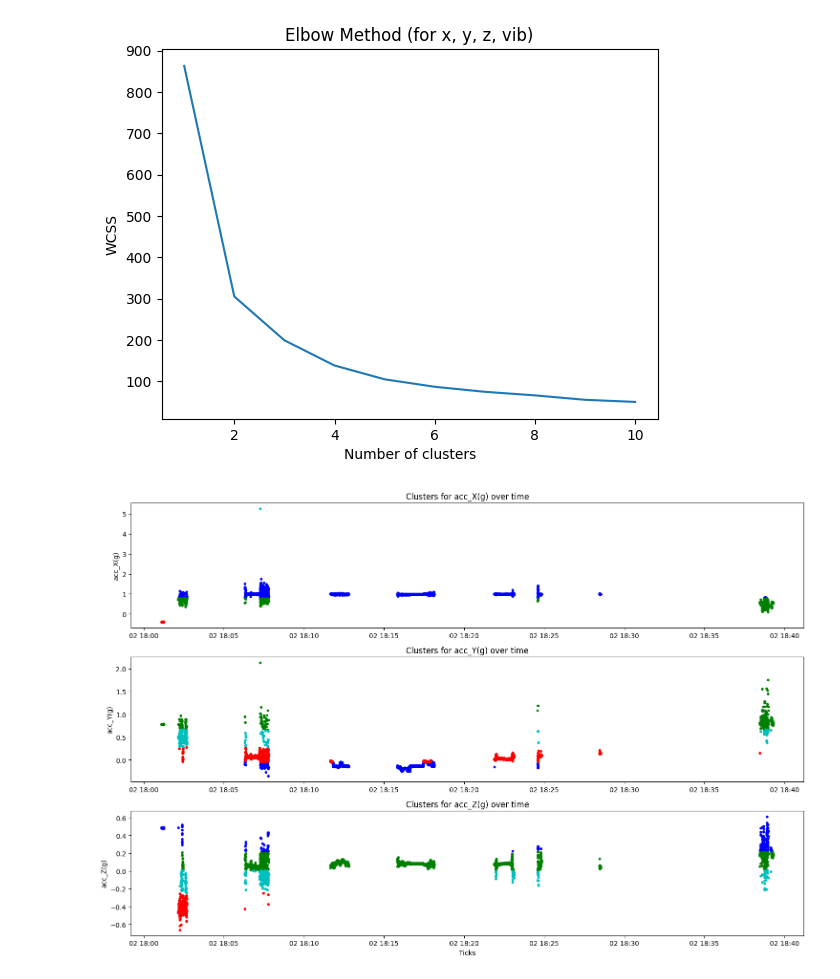
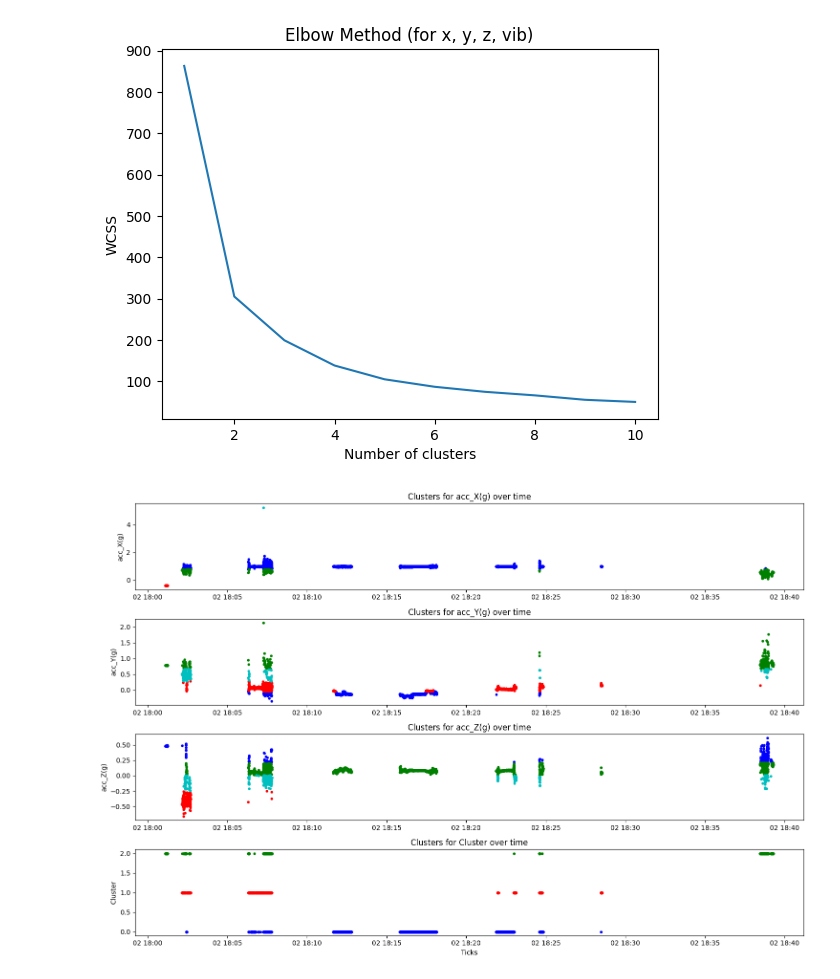
Before and after one commit to bill-unitech2021/motion_recognition_with_sensor_data, a Jupyter notebook: motion_analysis.ipynb, the cells around one changed output. Drawn from its saved outputs; the diff is of its cells as text; code cells hidden in the pictures.

```diff
--- a/motion_analysis.ipynb
+++ b/motion_analysis.ipynb
@@ -139,3 +141,0 @@ plt.show()
-# %%
-for i, k in enumerate(clusters):
-    print(i, k)
@@ -170,30 +166,34 @@ plt.show()
 # %%
 import matplotlib.pyplot as plt
 
 
 # Prepare the data and create a KMeans instance with 4 clusters
 kmeans = KMeans(n_clusters=4, random_state=0)
 
-features = ['acc_X(g)', 'acc_Y(g)', 'acc_Z(g)']
+features = ['acc_X(g)', 'acc_Y(g)', 'acc_Z(g)', 'Cluster']
 colors = ['b', 'g', 'r', 'c', 'm', 'y', 'k']
 
 fig, ax = plt.subplots(len(features), 1, figsize=(15, 10))
 
 # Apply KMeans for each feature and plot
 for i, feature in enumerate(features):
     feature_data = data[feature].values.reshape(-1,1)
     kmeans.fit(feature_data)
     clusters = kmeans.predict(feature_data)
     for cluster in set(clusters):
         ax[i].plot(data.Time[clusters == cluster], data[feature][clusters == cluster], '.', color=colors[cluster])
     ax[i].set_title(f'Clusters for {feature} over time')
     ax[i].set_ylabel(feature)
 
+
+#ax[len(features)].plot(data.Time, clusters, color=colors[cluster])
+
+
 plt.xlabel('Ticks')
 plt.tight_layout()
 plt.show()
 # %% [output]
-[figure, old version]
+[figure, new version]
 # %%
 import matplotlib.pyplot as plt
 import seaborn as sns
```
Also changed, not shown: parts of 7 cells of this notebook, 1 other file.
